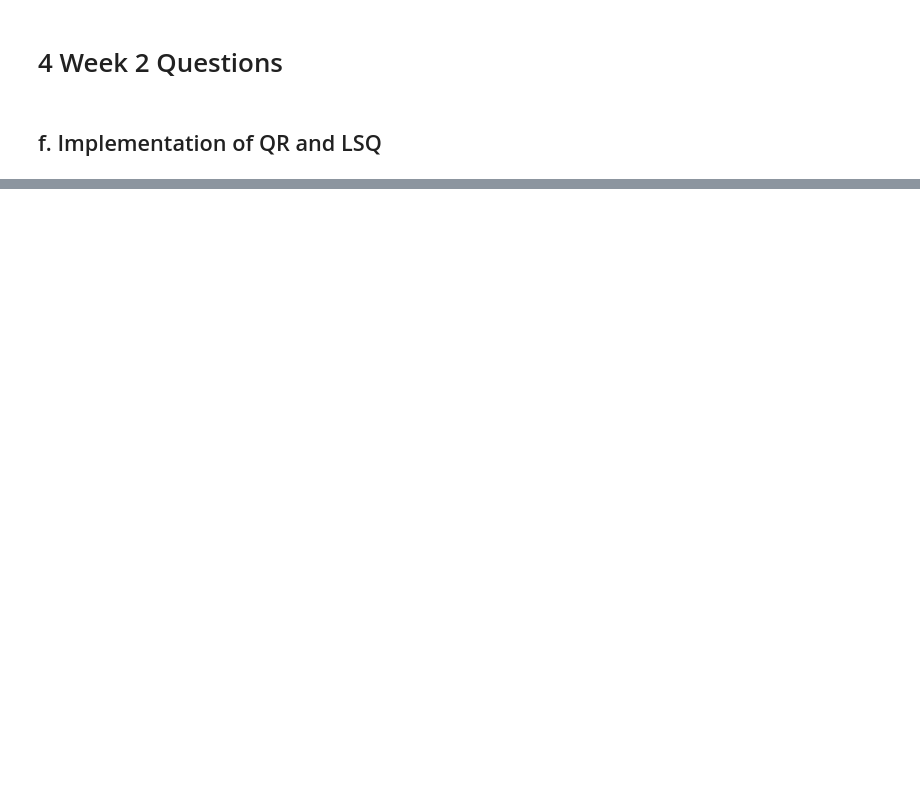
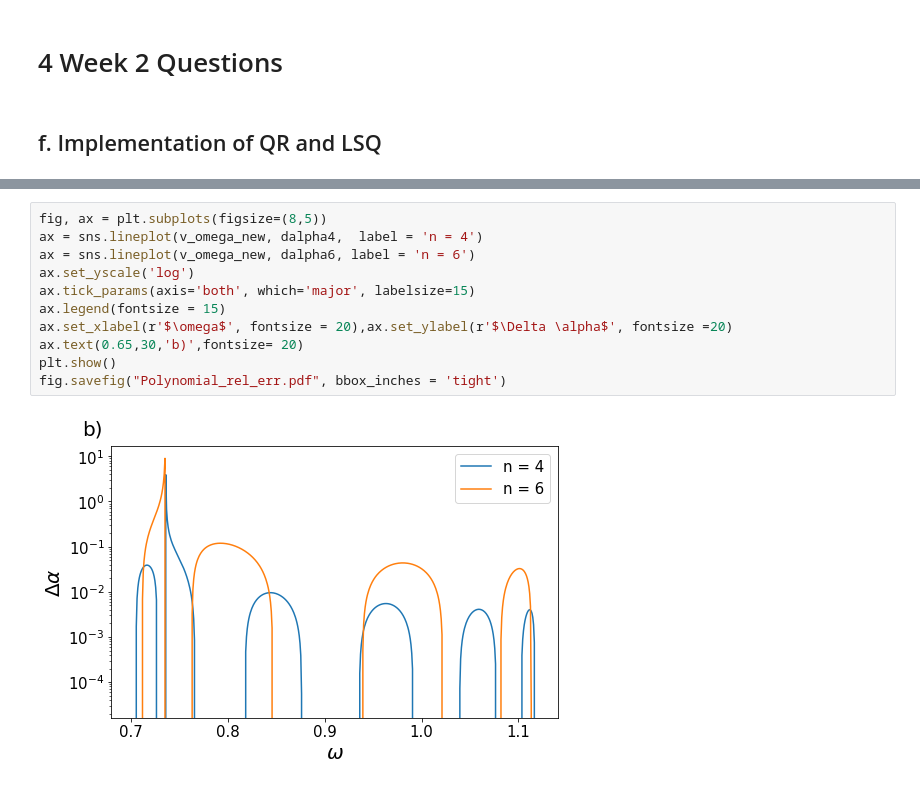
Before and after one commit to Kiril94/SC_Proj, a Jupyter notebook: Proj1/Proj1.ipynb, the cells around one changed output, grey strips where cells are left out. Cells and saved outputs as stored; diff of their text form; blank space fills up the shorter version.

```diff
--- a/Proj1/Proj1.ipynb
+++ b/Proj1/Proj1.ipynb
@@ -183,0 +266,13 @@ def lsq(A,b):
+# %%
+fig, ax = plt.subplots(figsize=(8,5))
+ax = sns.lineplot(v_omega_new, dalpha4,  label = 'n = 4')
+ax = sns.lineplot(v_omega_new, dalpha6, label = 'n = 6')
+ax.set_yscale('log')
+ax.tick_params(axis='both', which='major', labelsize=15)
+ax.legend(fontsize = 15)
+ax.set_xlabel(r'$\omega$', fontsize = 20),ax.set_ylabel(r'$\Delta \alpha$', fontsize =20)
+ax.text(0.65,30,'b)',fontsize= 20)
+plt.show()
+fig.savefig("Polynomial_rel_err.pdf", bbox_inches = 'tight')
+# %% [output]
+[figure, added]
```
Also changed, not shown: parts of 37 cells of this notebook.
